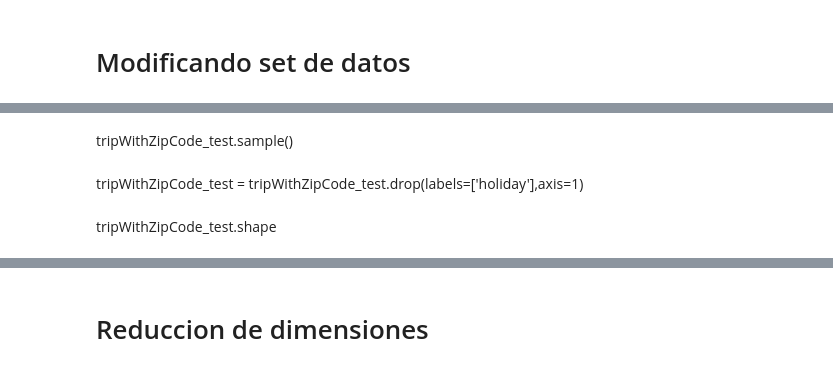
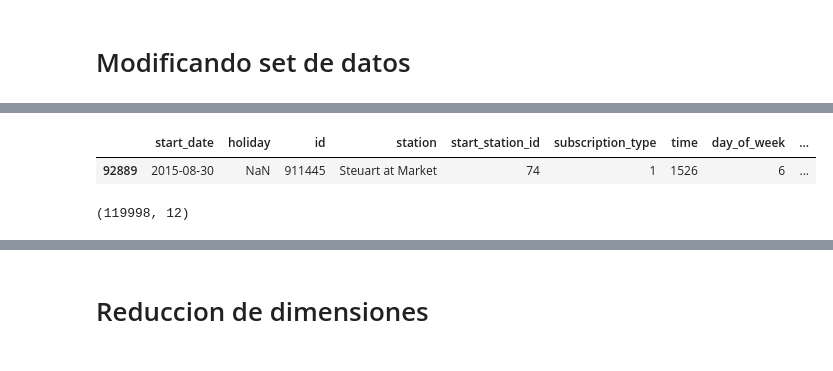
Before and after one commit to pabloernesto/sfBikes, a Jupyter notebook: example_with_merge_data_random_forest_pca.ipynb, the cells around one changed output, grey strips where cells are left out. Cells and saved outputs as stored; diff of their text form; code cells hidden in the pictures.

```diff
--- a/example_with_merge_data_random_forest_pca.ipynb
+++ b/example_with_merge_data_random_forest_pca.ipynb
@@ -148,8 +160,7 @@ tripWithZipCode.sample()
-# %% [markdown]
-tripWithZipCode_test.sample()
+# %%
+tripWithZipCode_test.sample()
+# %% [output]
+|  | start_date | holiday | id | station | start_station_id | subscription_type | time | day_of_week | ... |
+| 92889 | 2015-08-30 | NaN | 911445 | Steuart at Market | 74 | 1 | 1526 | 6 | ... |
 # %%
 tripWithZipCode = tripWithZipCode.drop(labels=['holiday'],axis=1).dropna()
-# %% [markdown]
-tripWithZipCode_test = tripWithZipCode_test.drop(labels=['holiday'],axis=1)
-# %% [markdown]
-tripWithZipCode_test.shape
@@ -156,2 +169,6 @@ tripWithZipCode_test.shape
+# %%
+tripWithZipCode_test.shape
+# %% [output]
+(119998, 12)
 # %%
 tripWithZipCode.rename(columns={'start_date':'date'},inplace=True)
```
Also changed, not shown: parts of 129 cells of this notebook.
